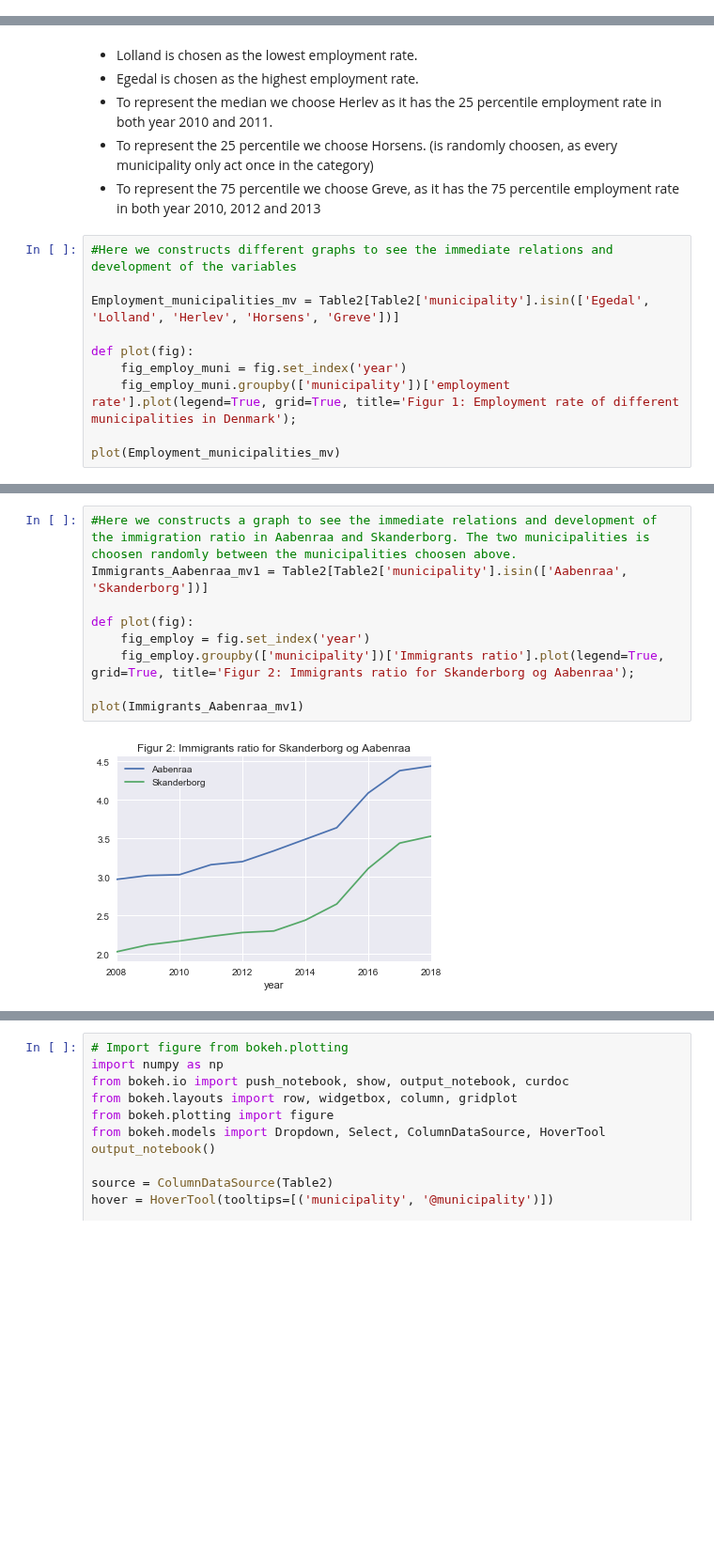
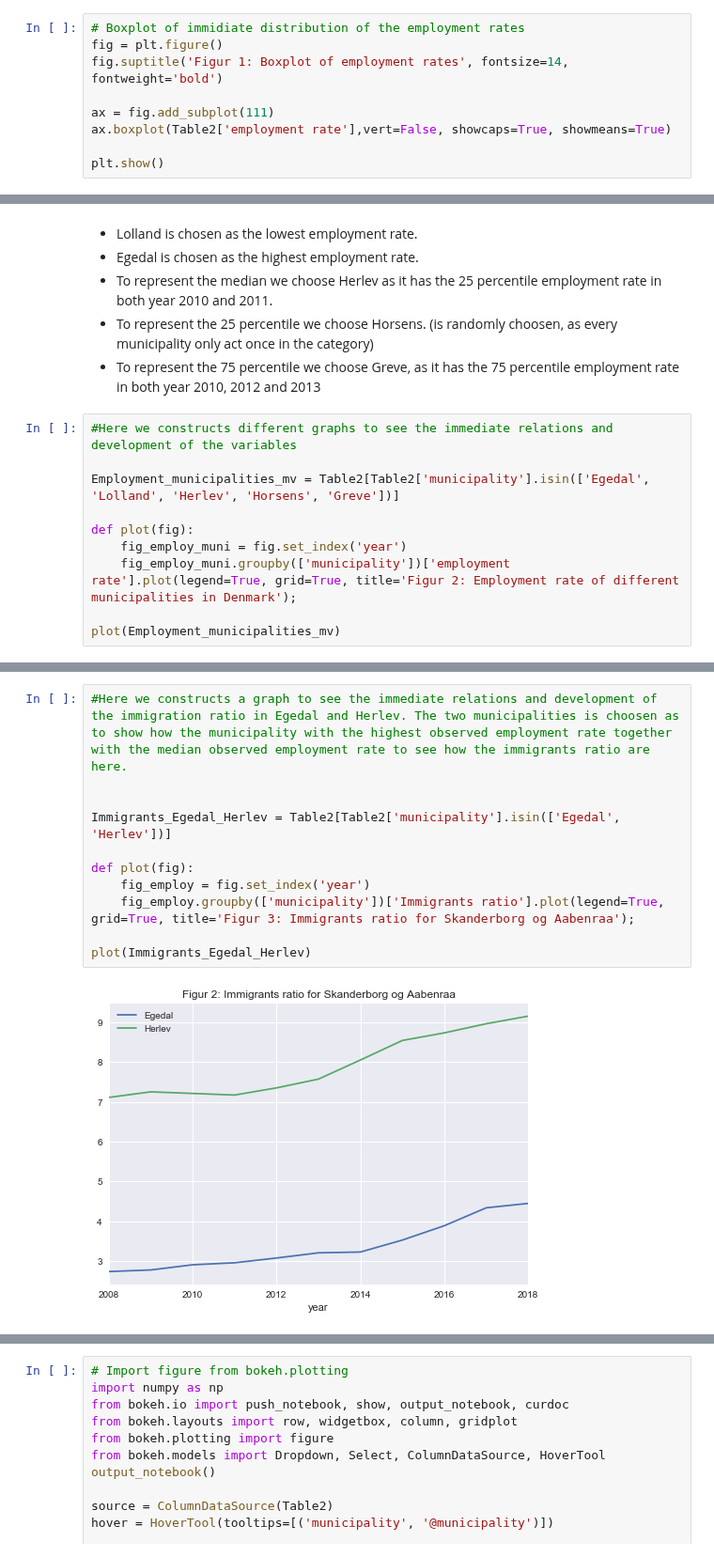
Before and after one commit to Rapyki/projects-2020-slangerne, a Jupyter notebook: dataproject/dataprojecthen.ipynb, the cells around one changed output, grey strips where cells are left out. Shown at 94% size. Saved outputs shown, nothing was run; the diff lists cells and outputs as text; blank space fills up the shorter version.

```diff
--- a/dataproject/dataprojecthen.ipynb
+++ b/dataproject/dataprojecthen.ipynb
@@ -340,0 +330,9 @@ plt.boxplot(Table2['employment rate'],vert=False, showcaps=True, showmeans=True,
+# %%
+# Boxplot of immidiate distribution of the employment rates
+fig = plt.figure()
+fig.suptitle('Figur 1: Boxplot of employment rates', fontsize=14, fontweight='bold')
+
+ax = fig.add_subplot(111)
+ax.boxplot(Table2['employment rate'],vert=False, showcaps=True, showmeans=True)
+
+plt.show()
@@ -416,7 +416,7 @@ Employment_municipalities_mv = Table2[Table2['municipality'].isin(['Egedal', 'Lo
 
 def plot(fig):
     fig_employ_muni = fig.set_index('year')
-    fig_employ_muni.groupby(['municipality'])['employment rate'].plot(legend=True, grid=True, title='Figur 1: Employment rate of different municipalities in Denmark');
+    fig_employ_muni.groupby(['municipality'])['employment rate'].plot(legend=True, grid=True, title='Figur 2: Employment rate of different municipalities in Denmark');
 
 plot(Employment_municipalities_mv)
 # %% [output]
@@ -443,12 +445,14 @@ The graph above show that there is a huge different between the employmentrate i
 # %%
-#Here we constructs a graph to see the immediate relations and development of the immigration ratio in Aabenraa and Skanderborg. The two municipalities is choosen randomly between the municipalities choosen above.
-Immigrants_Aabenraa_mv1 = Table2[Table2['municipality'].isin(['Aabenraa', 'Skanderborg'])]
+#Here we constructs a graph to see the immediate relations and development of the immigration ratio in Egedal and Herlev. The two municipalities is choosen as to show how the municipality with the highest observed employment rate together with the median observed employment rate to see how the immigrants ratio are here.
+
+
+Immigrants_Egedal_Herlev = Table2[Table2['municipality'].isin(['Egedal', 'Herlev'])]
 
 def plot(fig):
     fig_employ = fig.set_index('year')
-    fig_employ.groupby(['municipality'])['Immigrants ratio'].plot(legend=True, grid=True, title='Figur 2: Immigrants ratio for Skanderborg og Aabenraa');
+    fig_employ.groupby(['municipality'])['Immigrants ratio'].plot(legend=True, grid=True, title='Figur 3: Immigrants ratio for Skanderborg og Aabenraa');
 
-plot(Immigrants_Aabenraa_mv1)
+plot(Immigrants_Egedal_Herlev)
 # %% [output]
-[figure, old version]
+[figure, new version]
 # %% [markdown]
```
Also changed, not shown: parts of 17 cells of this notebook.
